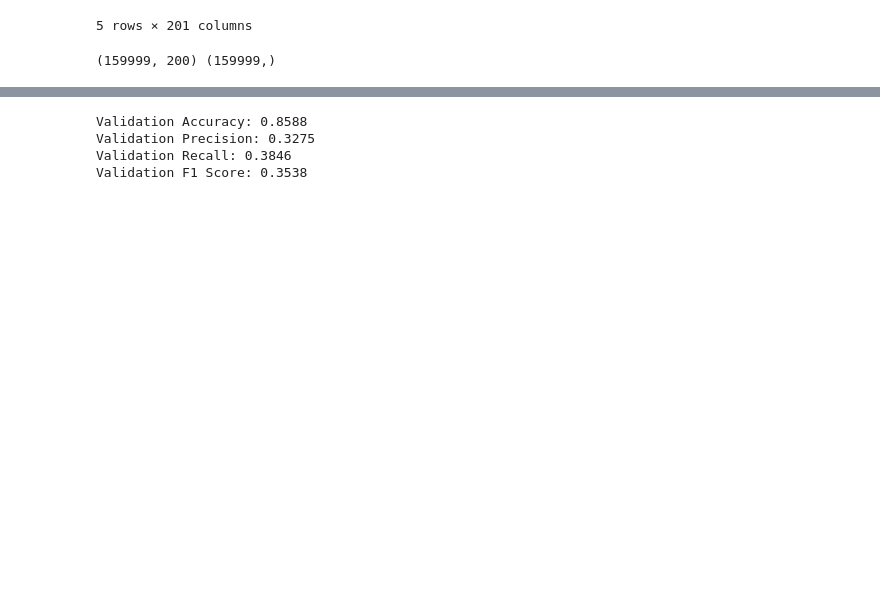
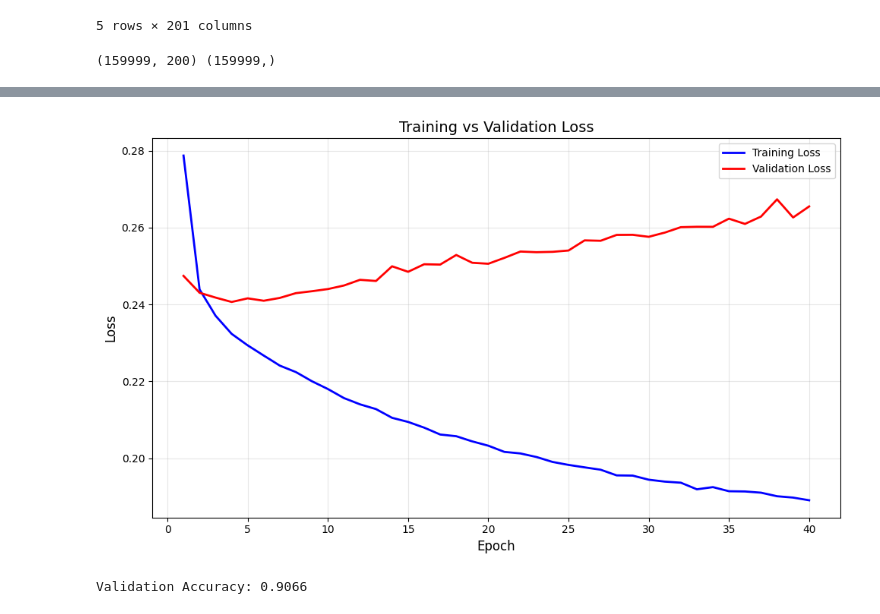
Before and after one commit to doan2506/MLP_From_Scratch, a Jupyter notebook: src/main.ipynb, the cells around one changed output, grey strips where cells are left out. Saved outputs shown, nothing was run; the diff lists cells and outputs as text; code cells hidden in the pictures; blank space fills up the shorter version.

```diff
--- a/src/main.ipynb
+++ b/src/main.ipynb
@@ -43,0 +31,6 @@ Epoch 100/100, Loss: 0.0755
+# %%
+from model import MLP
+clf = MLP(X_train, y_train, 0.001, 0.1)
+clf.train(256, 40, X_val, y_val)
+clf.plot_losses()
+# %% [output]
@@ -44,3 +42,4 @@ Epoch 100/100, Loss: 0.0755
+[figure, added]
 # %%
 def evaluate(y_pred, y_true):
     y_true = y_true.to_numpy().reshape(-1, 1)
@@ -56,14 +52,7 @@ def evaluate(y_pred, y_true):
 # %%
-X_val = df_val.drop('target', axis=1)
-y_val = df_val['target']
 y_pred = clf.predict(X_val)
-accuracy, precision, recall, f1_score = evaluate(y_pred, y_val)
+y_pred_binary = (y_pred >= 0.5).astype(int)
+accuracy = evaluate(y_pred_binary, y_val)
 print(f'Validation Accuracy: {accuracy:.4f}')
-print(f'Validation Precision: {precision:.4f}')
-print(f'Validation Recall: {recall:.4f}')
-print(f'Validation F1 Score: {f1_score:.4f}')
 # %% [output]
-Validation Accuracy: 0.8588
-Validation Precision: 0.3275
-Validation Recall: 0.3846
-Validation F1 Score: 0.3538
+Validation Accuracy: 0.9066
```
Also changed, not shown: parts of 8 cells of this notebook, 2 other files.
